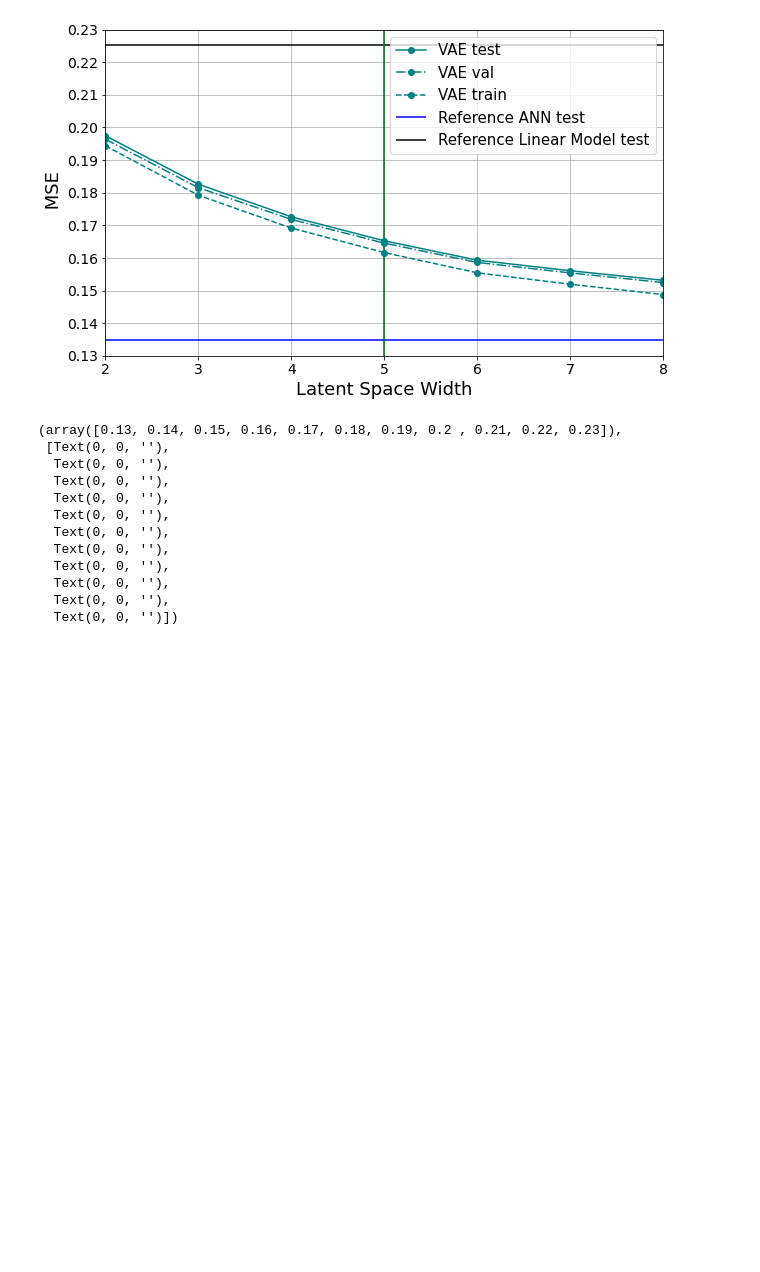
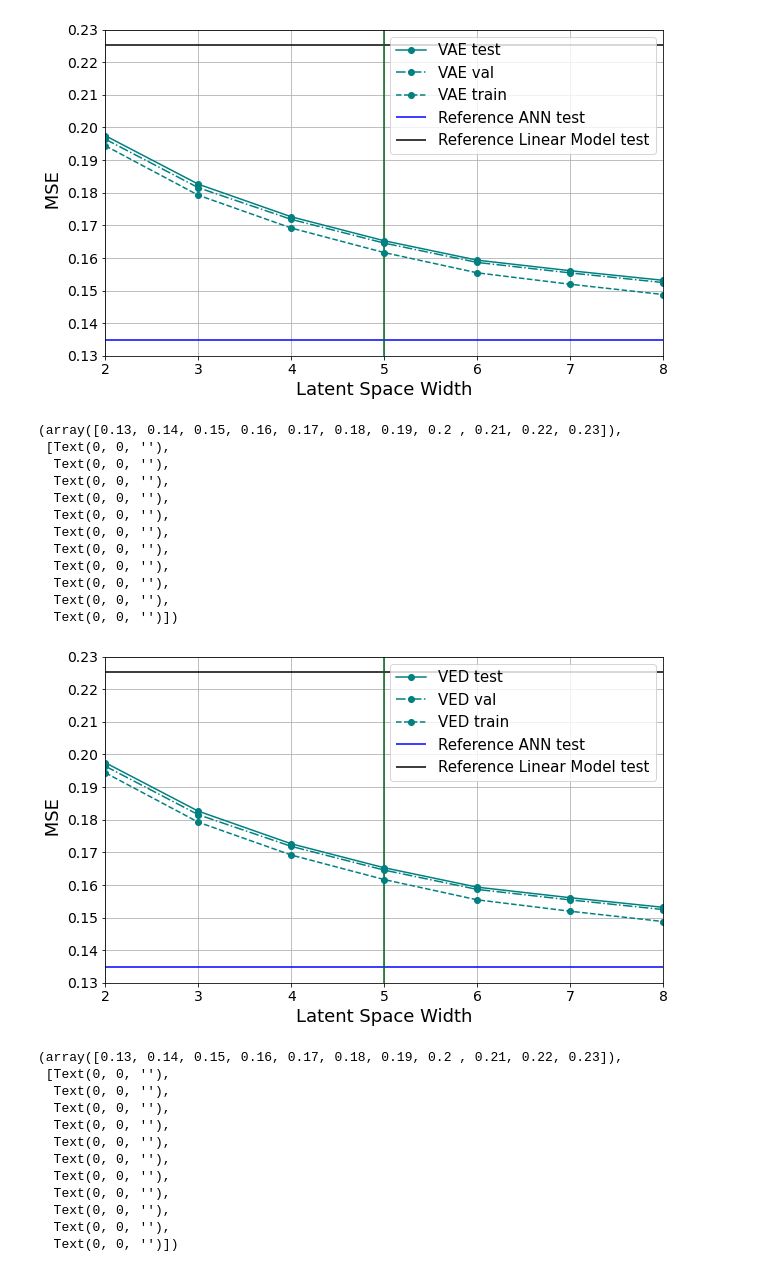
Before and after one commit to EyringMLClimateGroup/behrens22james_SPCAM_VED, a Jupyter notebook: VAE_clim_clim_conv_Network_performance_LS_width.ipynb, the cells around one changed output. Cells and saved outputs as stored; diff of their text form; code cells hidden in the pictures; blank space fills up the shorter version.

Commit message:
Updated MSE-Latent_Space_width_diagram

```diff
--- a/VAE_clim_clim_conv_Network_performance_LS_width.ipynb
+++ b/VAE_clim_clim_conv_Network_performance_LS_width.ipynb
@@ -179,6 +163,38 @@ plt.yticks(fontsize=14)
   Text(0, 0, ''),
   Text(0, 0, '')])
 [figure]
+# %%
+plt.figure(1,(10,6))
+plt.hlines(ref_ANN.test_mse,2,8,'blue',label='Reference ANN test')
+plt.plot(np.arange(2,9),VAE_test_mse,color=([0,0.5,0.5]),marker='.',markersize=12,label=r'VED test')
+plt.plot(np.arange(2,9),VAE_val_mse,'-.',color=([0,0.5,0.5]),marker='.',markersize=12,label=r'VED val')
+plt.plot(np.arange(2,9),VAE_train_mse,'--',color=([0,0.5,0.5]),marker='.',markersize=12,label=r'VED train')
+
+plt.hlines(ref_ANN_lin.test_mse,2,8,'black',label='Reference Linear Model test')
+plt.vlines(5,0.13,0.23,color=([0,0.4,0.1]))
+plt.legend(fontsize=15)
+plt.grid(True)
+plt.xlim([2,8])
+plt.ylim(0.13,0.23)
+plt.yticks(np.arange(0.13,0.24,0.01))
+plt.ylabel(' MSE',fontsize=18)
+plt.xlabel('Latent Space Width',fontsize=18)
+plt.xticks(fontsize=14)
+plt.yticks(fontsize=14)
+# %% [output]
+(array([0.13, 0.14, 0.15, 0.16, 0.17, 0.18, 0.19, 0.2 , 0.21, 0.22, 0.23]),
+ [Text(0, 0, ''),
+  Text(0, 0, ''),
+  Text(0, 0, ''),
+  Text(0, 0, ''),
+  Text(0, 0, ''),
+  Text(0, 0, ''),
+  Text(0, 0, ''),
+  Text(0, 0, ''),
+  Text(0, 0, ''),
+  Text(0, 0, ''),
+  Text(0, 0, '')])
+[figure, added]
 # %%
 plt.figure(1,(10,6))
 plt.hlines(ref_ANN.test_mse,2,8,'blue',label='Reference ANN test')
```
Also changed, not shown: parts of 1 cell of this notebook.
